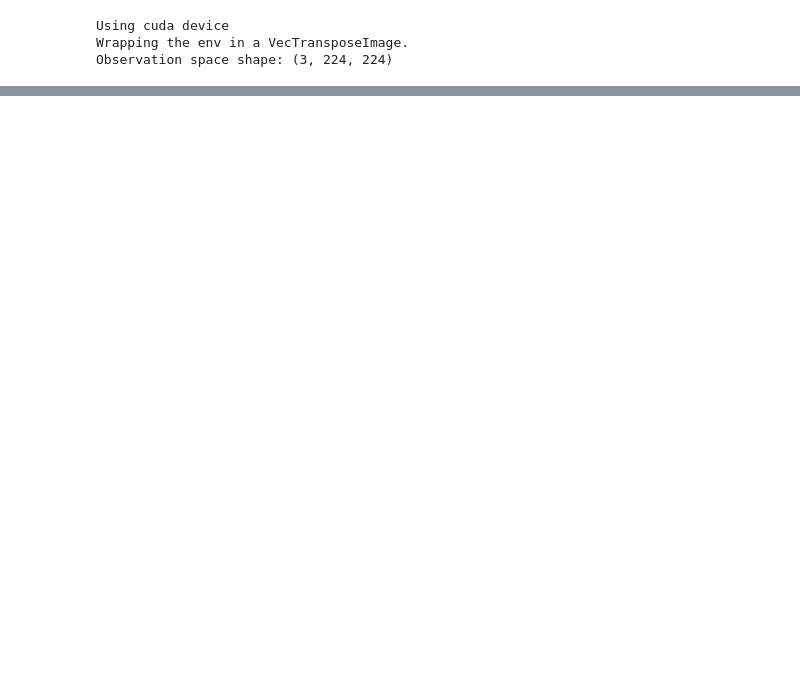
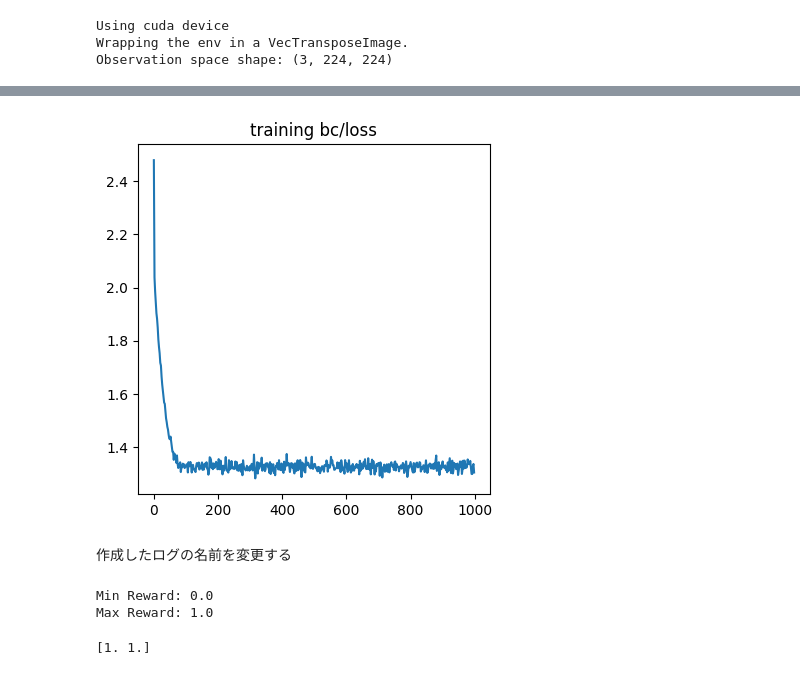
Before and after one commit to yusuke-y819/imitation, a Jupyter notebook: racing/bc_test.ipynb, the cells around one changed output, grey strips where cells are left out. Saved outputs shown, nothing was run; the diff lists cells and outputs as text; code cells hidden in the pictures; blank space fills up the shorter version.

```diff
--- a/racing/bc_test.ipynb
+++ b/racing/bc_test.ipynb
@@ -316,0 +564,26 @@ Reward after training: 999.9404208958149
+# %%
+# read csv
+with open('./log/progress.csv', 'r') as f:
+
+    # read header
+    header = f.readline().strip().split(',')
+    print(header)
+
+    # read data
+    data = []
+    for line in f:
+        data.append(list(map(float, line.strip().split(','))))
+    data = np.array(data)
+    print(data.shape)
+
+import matplotlib.pyplot as plt
+
+y_data = data[:, 9]
+x_data = range(0, len(y_data)*2, 2)
+plt.figure(figsize=(10, 10))
+plt.subplot(2, 2, 1)
+# plt.plot(data[:, 9])
+plt.plot(x_data, y_data)
+plt.title("training bc/loss")
+plt.show()
+# %% [output]
@@ -316,0 +592,3 @@ Reward after training: 999.9404208958149
+[figure, added]
+# %% [markdown]
+作成したログの名前を変更する
@@ -316,0 +605,14 @@ Reward after training: 999.9404208958149
+# %%
+import numpy as np
+
+# 報酬（reward）の範囲を確認する
+rewards = [entry['acts'] for entry in transitions]
+print("Min Reward:", np.min(rewards))
+print("Max Reward:", np.max(rewards))
+# %% [output]
+Min Reward: 0.0
+Max Reward: 1.0
+# %%
+print(rewards[2334])
+# %% [output]
+[1. 1.]
```
Also changed, not shown: parts of 28 cells of this notebook, 22 other files.
